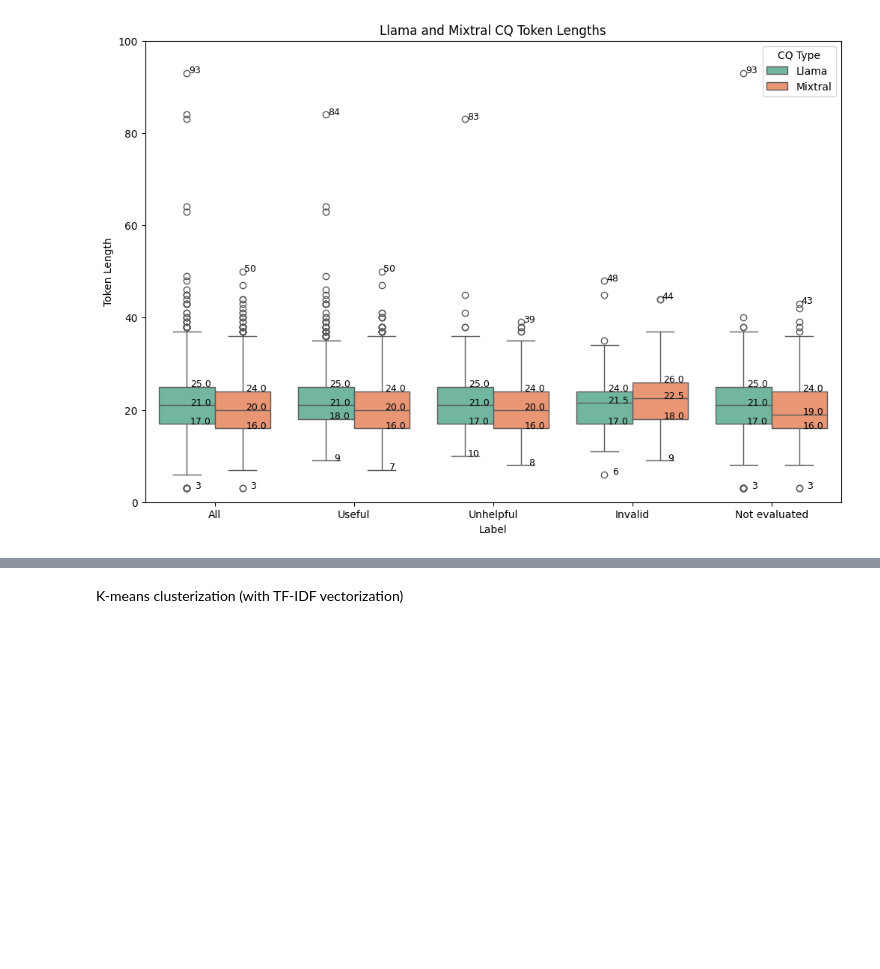
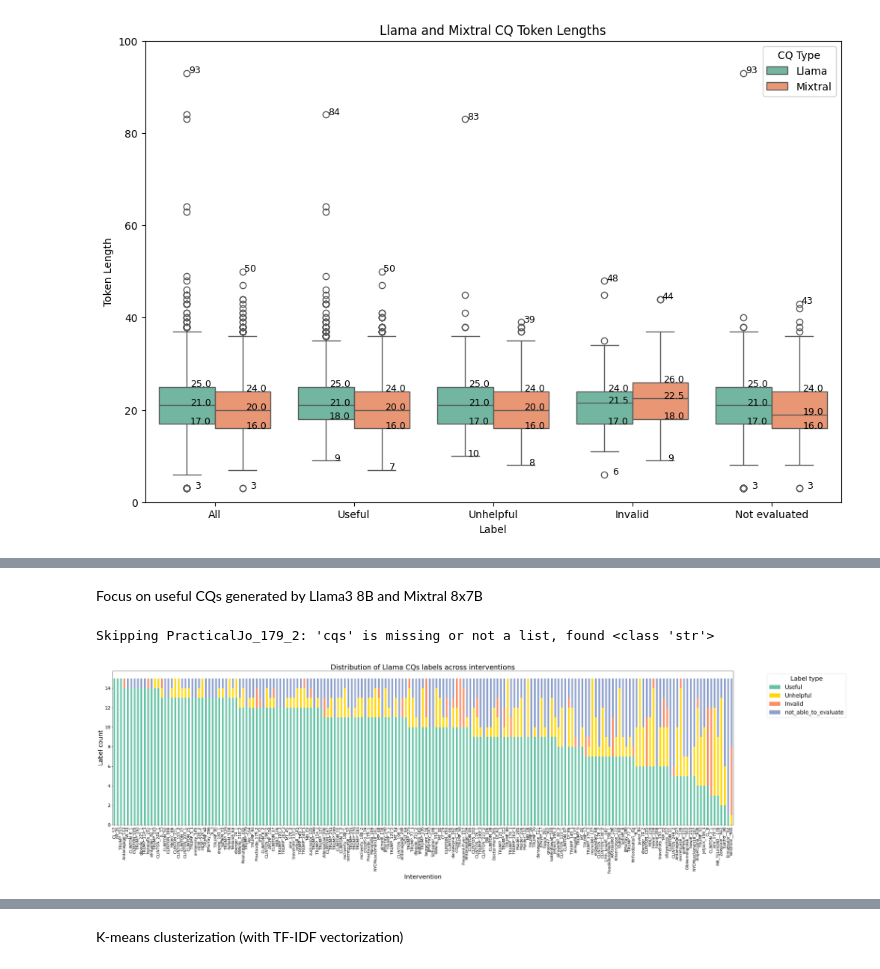
Before and after one commit to Ggenoni/ArgMining, a Jupyter notebook: validation_stats.ipynb, the cells around one changed output, grey strips where cells are left out. Drawn from its saved outputs; the diff is of its cells as text; code cells hidden in the pictures; blank space fills up the shorter version.

```diff
--- a/validation_stats.ipynb
+++ b/validation_stats.ipynb
@@ -1262,0 +1245,68 @@ for tokenized_cq in llm_tokenized_cqs[:5]:
+# %% [markdown]
+Focus on useful CQs generated by Llama3 8B and Mixtral 8x7B
+# %%
+llama_counts = {}
+
+for llama_dict in [
+    results_dict["llama3-8B-0"],
+    results_dict["llama3-8B-31"],
+    results_dict["llama3-8B-42"],
+    results_dict["llama3-8B-101"],
+    results_dict["llama3-8B-4321"]
+]:
+    for key, value in llama_dict.items():
+        if key not in llama_counts:
+            llama_counts[key] = {"Useful": 0, "Unhelpful": 0, "Invalid":0, "not_able_to_evaluate": 0}
+
+        for cq in value["cqs"]:
+            label = cq["label"]
+            if label in llama_counts[key]:
+                llama_counts[key][label] += 1
+            else:
+                print(f"Warning: Unexpected label '{label}' in key '{key}'")
+# %%
+mixtral_counts = {}
+
+for mixtral_dict in [
+    results_dict["mixtral-8x7B-0"],
+    results_dict["mixtral-8x7B-31"],
+    results_dict["mixtral-8x7B-42"],
+    results_dict["mixtral-8x7B-101"],
+    results_dict["mixtral-8x7B-4321"]
+]:
+    for key, value in mixtral_dict.items():
+        if "cqs" not in value or not isinstance(value["cqs"], list):
+            print(f"Skipping {key}: 'cqs' is missing or not a list, found {type(value.get('cqs'))}")
+            continue
+
+        if key not in mixtral_counts:
+            mixtral_counts[key] = {"Useful": 0, "Unhelpful": 0, "Invalid":0, "not_able_to_evaluate": 0}
+
+        for cq in value["cqs"]:
+            label = cq["label"]
+            if label in mixtral_counts[key]:
+                mixtral_counts[key][label] += 1
+            else:
+                print(f"Warning: Unexpected label '{label}' in key '{key}'")
+# %% [output]
+Skipping PracticalJo_179_2: 'cqs' is missing or not a list, found <class 'str'>
+# %%
+# Useful CQs: visualization for Llama
+
+df = pd.DataFrame.from_dict(llama_counts, orient="index")
+df = df.sort_values(by="Useful", ascending=False)
+
+colors = ["#66c2a5", "#ffd700", "#fc8d62", "#8da0cb"]
+
+ax = df.plot(kind="bar", stacked=True, figsize=(40, 10), color=colors)
+
+plt.xlabel("Intervention", fontsize=22)
+plt.ylabel("Label count", fontsize=22)
+plt.title("Distribution of Llama CQs labels across interventions", fontsize=25)
+plt.legend(title="Label type", bbox_to_anchor=(1.05, 1), loc="upper left", fontsize=20, title_fontsize=22)
+plt.xticks(rotation=90, fontsize=14)
+plt.yticks(fontsize=16)
+
+plt.show()
+# %% [output]
+[figure, added]
```
Also changed, not shown: parts of 9 cells of this notebook.
